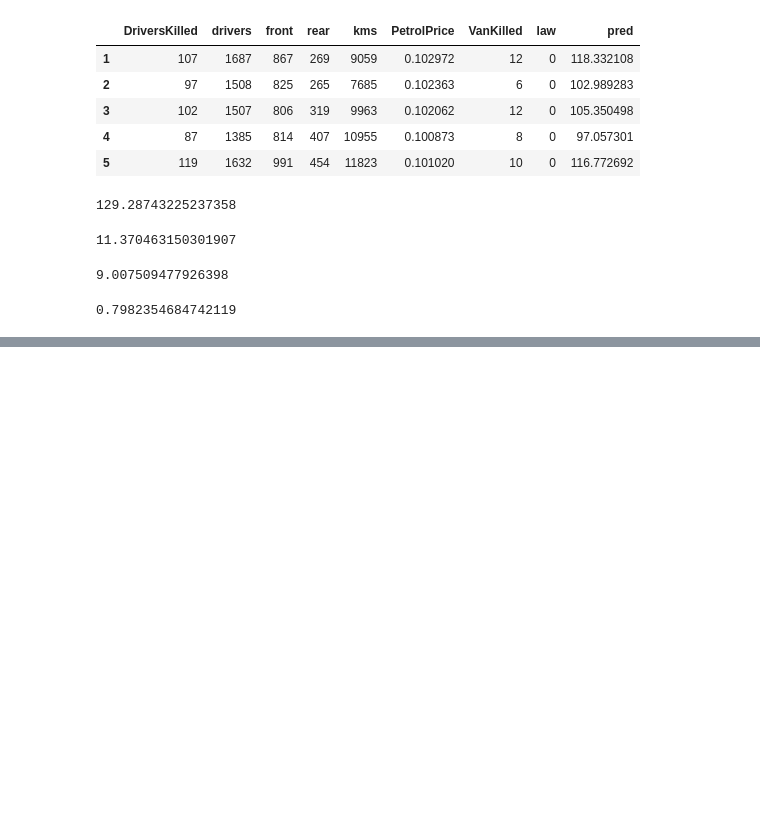
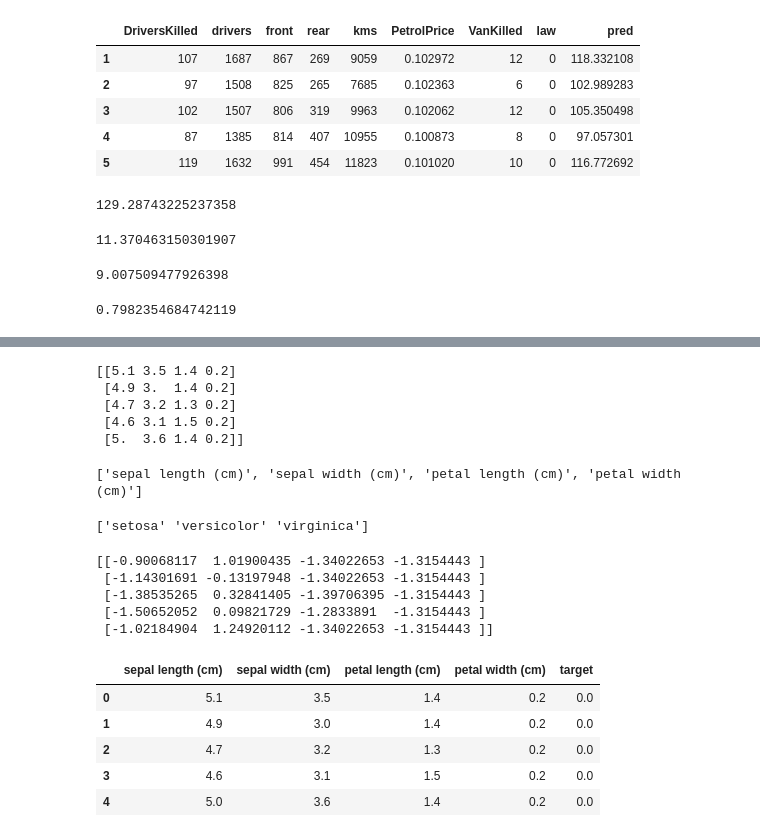
Before and after one commit to HongSeongMo/Bigdata_Analysis_Professional, a Jupyter notebook: 241021.ipynb, the cells around one changed output, grey strips where cells are left out. Cells and saved outputs as stored; diff of their text form; code cells hidden in the pictures; blank space fills up the shorter version.

```diff
--- a/241021.ipynb
+++ b/241021.ipynb
@@ -324,0 +375,28 @@ print(rsquared)
+# %%
+iris = load_iris()
+X = iris.data
+print(X[:5])
+# %% [output]
+[[5.1 3.5 1.4 0.2]
+ [4.9 3.  1.4 0.2]
+ [4.7 3.2 1.3 0.2]
+ [4.6 3.1 1.5 0.2]
+ [5.  3.6 1.4 0.2]]
+# %%
+print(iris.feature_names)
+# %% [output]
+['sepal length (cm)', 'sepal width (cm)', 'petal length (cm)', 'petal width (cm)']
+# %%
+print(iris.target_names)
+# %% [output]
+['setosa' 'versicolor' 'virginica']
+# %%
+scaler = StandardScaler()
+X_scaled = scaler.fit_transform(X)
+print(X_scaled[:5])
+# %% [output]
+[[-0.90068117  1.01900435 -1.34022653 -1.3154443 ]
+ [-1.14301691 -0.13197948 -1.34022653 -1.3154443 ]
+ [-1.38535265  0.32841405 -1.39706395 -1.3154443 ]
+ [-1.50652052  0.09821729 -1.2833891  -1.3154443 ]
+ [-1.02184904  1.24920112 -1.34022653 -1.3154443 ]]
@@ -324,0 +409,11 @@ print(rsquared)
+# %%
+iris = load_iris()
+irisdata = pd.DataFrame(data=np.c_[iris['data'], iris['target']], columns=iris['feature_names'] + ['target'])
+irisdata.head()
+# %% [output]
+|  | sepal length (cm) | sepal width (cm) | petal length (cm) | petal width (cm) | target |
+| 0 | 5.1 | 3.5 | 1.4 | 0.2 | 0.0 |
+| 1 | 4.9 | 3.0 | 1.4 | 0.2 | 0.0 |
+| 2 | 4.7 | 3.2 | 1.3 | 0.2 | 0.0 |
+| 3 | 4.6 | 3.1 | 1.5 | 0.2 | 0.0 |
+| 4 | 5.0 | 3.6 | 1.4 | 0.2 | 0.0 |
```
Also changed, not shown: parts of 18 cells of this notebook.
